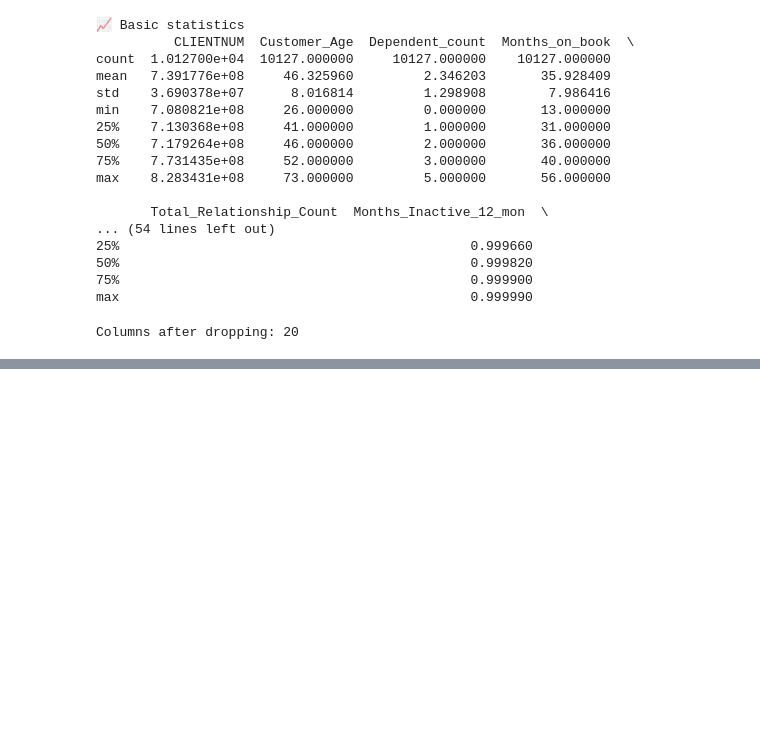
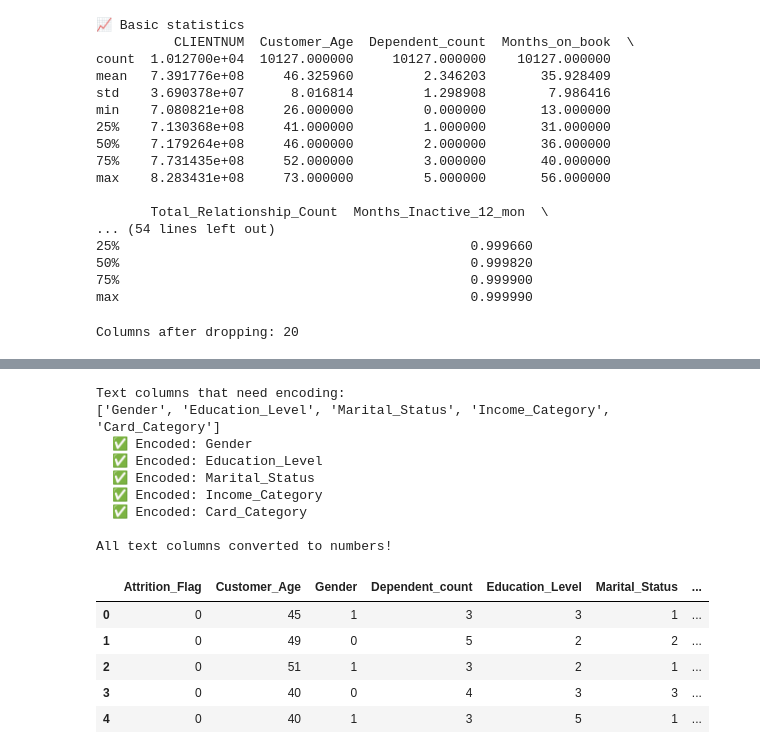
Before and after one commit to Shruusharma/Customer-churn-prediction, a Jupyter notebook: Churn_project.ipynb, the cells around one changed output, grey strips where cells are left out. Cells and saved outputs as stored; diff of their text form; code cells hidden in the pictures; blank space fills up the shorter version.

```diff
--- a/Churn_project.ipynb
+++ b/Churn_project.ipynb
@@ -97,0 +213,38 @@ Columns after dropping: 20
+# %%
+# ─── ENCODE CATEGORICAL COLUMNS ────────────────────────────
+# Some columns contain text categories like "Male"/"Female"
+# or "Graduate"/"High School" — we must convert to numbers
+
+# First, find all text columns
+cat_cols = df.select_dtypes(include="object").columns.tolist()
+print("Text columns that need encoding:")
+print(cat_cols)
+
+# Use Label Encoding — converts each category to a number
+# Male → 0, Female → 1  (or vice versa, order doesn't matter)
+from sklearn.preprocessing import LabelEncoder
+
+le = LabelEncoder()
+
+for col in cat_cols:
+    df[col] = le.fit_transform(df[col])
+    print(f"  ✅ Encoded: {col}")
+
+print("\nAll text columns converted to numbers!")
+df.head()
+# %% [output]
+Text columns that need encoding:
+['Gender', 'Education_Level', 'Marital_Status', 'Income_Category', 'Card_Category']
+  ✅ Encoded: Gender
+  ✅ Encoded: Education_Level
+  ✅ Encoded: Marital_Status
+  ✅ Encoded: Income_Category
+  ✅ Encoded: Card_Category
+
+All text columns converted to numbers!
+|  | Attrition_Flag | Customer_Age | Gender | Dependent_count | Education_Level | Marital_Status | ... |
+| 0 | 0 | 45 | 1 | 3 | 3 | 1 | ... |
+| 1 | 0 | 49 | 0 | 5 | 2 | 2 | ... |
+| 2 | 0 | 51 | 1 | 3 | 2 | 1 | ... |
+| 3 | 0 | 40 | 0 | 4 | 3 | 3 | ... |
+| 4 | 0 | 40 | 1 | 3 | 5 | 1 | ... |
```
Also changed, not shown: parts of 6 cells of this notebook, 2 other files.
